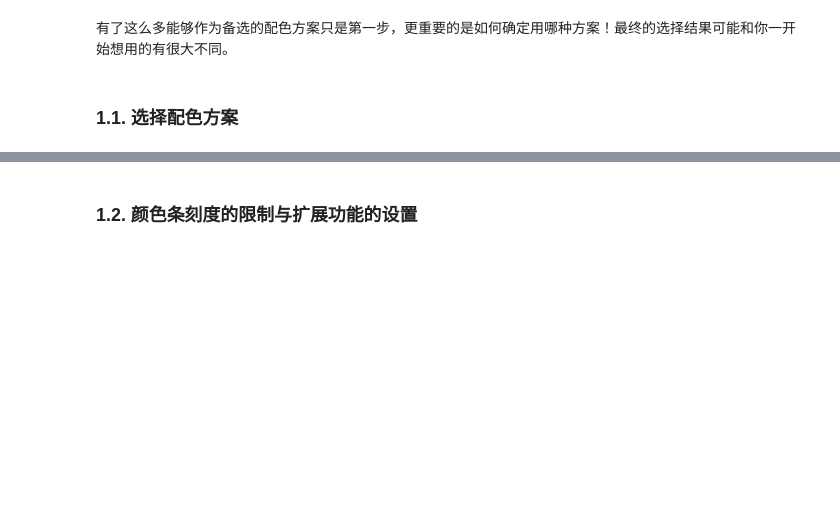
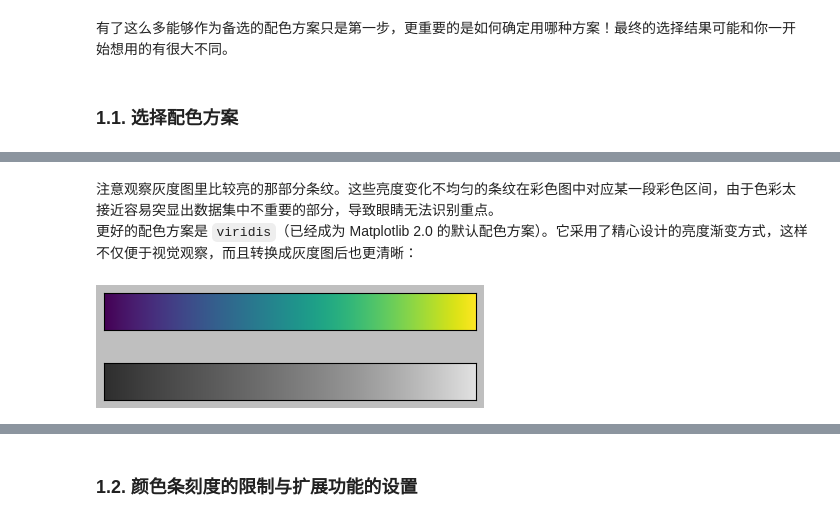
Before and after one commit to michaelbrucelin/HelloLanguage, a Jupyter notebook: Jupyter/Python/Book/Python数据科学手册/03-Matplotlib数据可视化/09-配置颜色条.ipynb, the cells around one changed output, grey strips where cells are left out. Cells and saved outputs as stored; diff of their text form; code cells hidden in the pictures; blank space fills up the shorter version.

```diff
--- a/Jupyter/Python/Book/Python数据科学手册/03-Matplotlib数据可视化/09-配置颜色条.ipynb
+++ b/Jupyter/Python/Book/Python数据科学手册/03-Matplotlib数据可视化/09-配置颜色条.ipynb
@@ -44,0 +76,7 @@ plt.colorbar()
+# %% [markdown]
+注意观察灰度图里比较亮的那部分条纹。这些亮度变化不均匀的条纹在彩色图中对应某一段彩色区间，由于色彩太接近容易突显出数据集中不重要的部分，导致眼睛无法识别重点。
+更好的配色方案是 `viridis`（已经成为 Matplotlib 2.0 的默认配色方案）。它采用了精心设计的亮度渐变方式，这样不仅便于视觉观察，而且转换成灰度图后也更清晰：
+# %%
+view_colormap('viridis')
+# %% [output]
+[figure, added]
```
Also changed, not shown: parts of 18 cells of this notebook, 3 other files.
